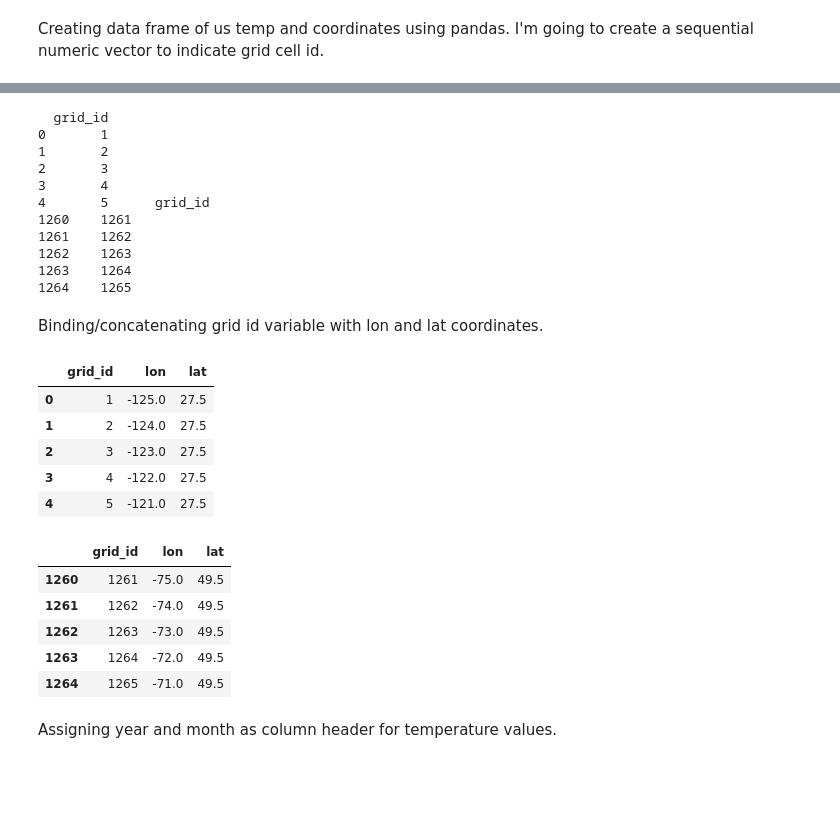
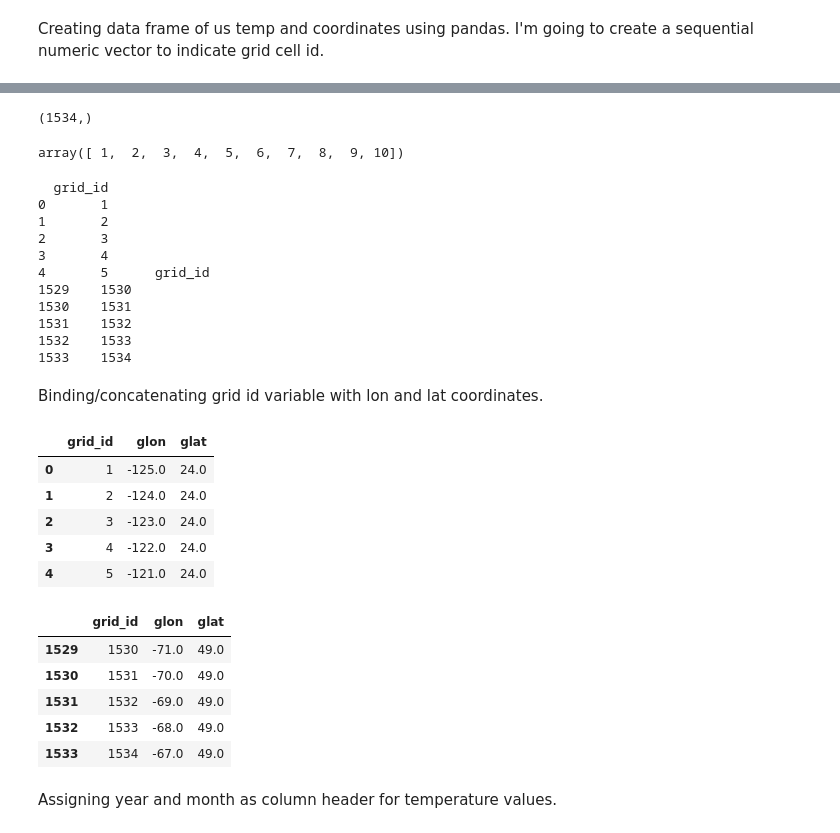
Before and after one commit to RyanGan/fire_predictor, a Jupyter notebook: py_scripts/monthly_air_temp.ipynb, the cells around one changed output, grey strips where cells are left out. Drawn from its saved outputs; the diff is of its cells as text; code cells hidden in the pictures; blank space fills up the shorter version.

```diff
--- a/py_scripts/monthly_air_temp.ipynb
+++ b/py_scripts/monthly_air_temp.ipynb
@@ -142,8 +142,8 @@ Using interpolation to estimate temperature to a finer grid. Testing out with on
 # %%
 # custom grids for every degree
 # vectors
-grid_lat = np.arange(np.min(lat_us), np.max(lat_us), 1)
-grid_lon = np.arange(np.min(lon_us), np.max(lon_us), 1)
+grid_lat = np.arange(24, 50.0, 1)
+grid_lon = np.arange(-125.0, -66, 1)
 # mesh grid array
 glons, glats = np.meshgrid(grid_lon, grid_lat)
 # %% [markdown]
@@ -226,6 +230,20 @@ Creating data frame of us temp and coordinates using pandas. I'm going to create
+# %%
+# create grid id array
+grid_id = np.arange(1, 1535,1)
+grid_id_array = np.reshape(grid_id, (26,59))
+# %%
+grid_id_flat = grid_id_array.flatten()
+# %%
+np.shape(grid_id_flat)
+# %% [output]
+(1534,)
+# %%
+grid_id_flat[:10]
+# %% [output]
+array([ 1,  2,  3,  4,  5,  6,  7,  8,  9, 10])
 # %%
-# create grid id 1 to 230 and save as type string
-grid_id = pd.DataFrame(data = np.arange(1, 1266, 1).T).astype('str')
+# create grid id 1 to 1534 and save as type string
+grid_id = pd.DataFrame(grid_id_flat).astype('str')
 grid_id.columns = ['grid_id']
 # head and tail
 print(grid_id.head(), grid_id.tail())
@@ -236,41 +254,41 @@ print(grid_id.head(), grid_id.tail())
 2       3
 3       4
 4       5      grid_id
-1260    1261
-1261    1262
-1262    1263
-1263    1264
-1264    1265
+1529    1530
+1530    1531
+1531    1532
+1532    1533
+1533    1534
 # %% [markdown]
 Binding/concatenating grid id variable with lon and lat coordinates.
 # %%
 # create grid dataframe from coordinate array
 grid_df = pd.DataFrame(data = us_grid)
 # name columns
-grid_df.columns = ['lon', 'lat']
+grid_df.columns = ['glon', 'glat']
 # concat dataframes
 grid_df = pd.concat([grid_id, grid_df], axis=1)
 # view first rows
 grid_df.head()
 # write grid coords
 #grid_df.to_csv('./data/temp_grid.csv')
 # %% [output]
-|  | grid_id | lon | lat |
-| 0 | 1 | -125.0 | 27.5 |
-| 1 | 2 | -124.0 | 27.5 |
-| 2 | 3 | -123.0 | 27.5 |
-| 3 | 4 | -122.0 | 27.5 |
-| 4 | 5 | -121.0 | 27.5 |
+|  | grid_id | glon | glat |
+| 0 | 1 | -125.0 | 24.0 |
+| 1 | 2 | -124.0 | 24.0 |
+| 2 | 3 | -123.0 | 24.0 |
+| 3 | 4 | -122.0 | 24.0 |
+| 4 | 5 | -121.0 | 24.0 |
 # %%
 # check tail
 grid_df.tail()
 # %% [output]
-|  | grid_id | lon | lat |
-| 1260 | 1261 | -75.0 | 49.5 |
-| 1261 | 1262 | -74.0 | 49.5 |
-| 1262 | 1263 | -73.0 | 49.5 |
-| 1263 | 1264 | -72.0 | 49.5 |
-| 1264 | 1265 | -71.0 | 49.5 |
+|  | grid_id | glon | glat |
+| 1529 | 1530 | -71.0 | 49.0 |
+| 1530 | 1531 | -70.0 | 49.0 |
+| 1531 | 1532 | -69.0 | 49.0 |
+| 1532 | 1533 | -68.0 | 49.0 |
+| 1533 | 1534 | -67.0 | 49.0 |
 # %% [markdown]
 Assigning year and month as column header for temperature values.
 # %%
```
Also changed, not shown: parts of 24 cells of this notebook, 3 other files.
